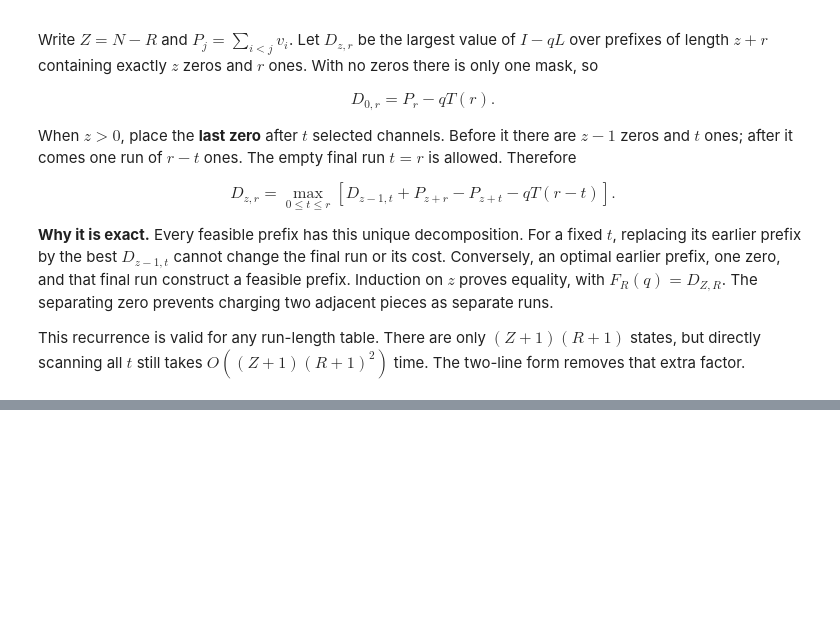
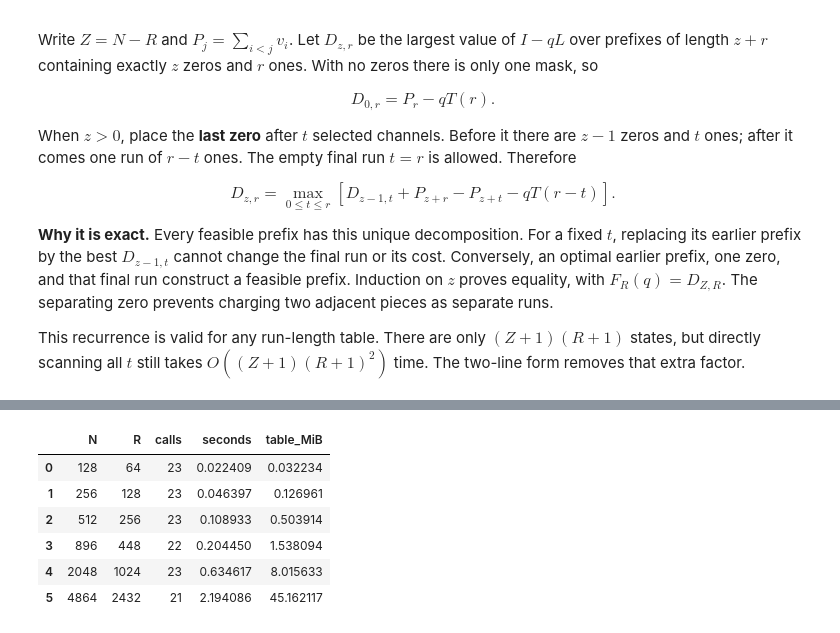
Before and after one commit to yabsed/vlm-in-flash, a Jupyter notebook: conclusion/python/results/02/02_global_oracle.ipynb, the cells around one changed output, grey strips where cells are left out. Saved outputs shown, nothing was run; the diff lists cells and outputs as text; code cells hidden in the pictures; blank space fills up the shorter version.

```diff
--- a/conclusion/python/results/02/02_global_oracle.ipynb
+++ b/conclusion/python/results/02/02_global_oracle.ipynb
@@ -448,0 +485,12 @@ The fixed-budget objective follows [idea.md](../../../preliminary_research/idea.
+# %%
+historical_timing = pd.DataFrame([{'N': 128, 'R': 64, 'states': 4225, 'calls': 23, 'seconds': 0.022409, 'table_MiB': 0.032234, 'ratio_lower': 1.272563, 'ratio_upper': 1.272564}, {'N': 256, 'R': 128, 'states': 16641, 'calls': 23, 'seconds': 0.046397, 'table_MiB': 0.126961, 'ratio_lower': 1.268713, 'ratio_upper': 1.268713}, {'N': 512, 'R': 256, 'states': 66049, 'calls': 23, 'seconds': 0.108933, 'table_MiB': 0.503914, 'ratio_lower': 1.294723, 'ratio_upper': 1.294723}, {'N': 896, 'R': 448, 'states': 201601, 'calls': 22, 'seconds': 0.20445, 'table_MiB': 1.538094, 'ratio_lower': 1.287227, 'ratio_upper': 1.287227}, {'N': 2048, 'R': 1024, 'states': 1050625, 'calls': 23, 'seconds': 0.634617, 'table_MiB': 8.015633, 'ratio_lower': 1.298713, 'ratio_upper': 1.298713}, {'N': 4864, 'R': 2432, 'states': 5919489, 'calls': 21, 'seconds': 2.194086, 'table_MiB': 45.162117, 'ratio_lower': 1.293959, 'ratio_upper': 1.293959}])
+# Saved outputs of notebook 02 at base f3620ce; not new timings.
+historical_timing[["N", "R", "calls", "seconds", "table_MiB"]]
+# %% [output]
+|  | N | R | calls | seconds | table_MiB |
+| 0 | 128 | 64 | 23 | 0.022409 | 0.032234 |
+| 1 | 256 | 128 | 23 | 0.046397 | 0.126961 |
+| 2 | 512 | 256 | 23 | 0.108933 | 0.503914 |
+| 3 | 896 | 448 | 22 | 0.204450 | 1.538094 |
+| 4 | 2048 | 1024 | 23 | 0.634617 | 8.015633 |
+| 5 | 4864 | 2432 | 21 | 2.194086 | 45.162117 |
```
Also changed, not shown: parts of 57 cells of this notebook, 5 other files.
